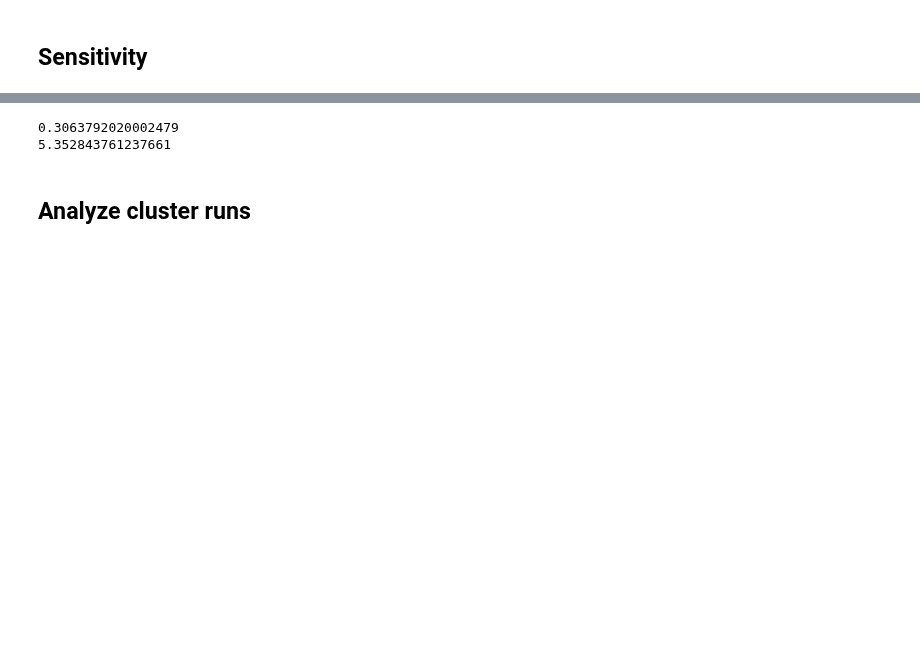
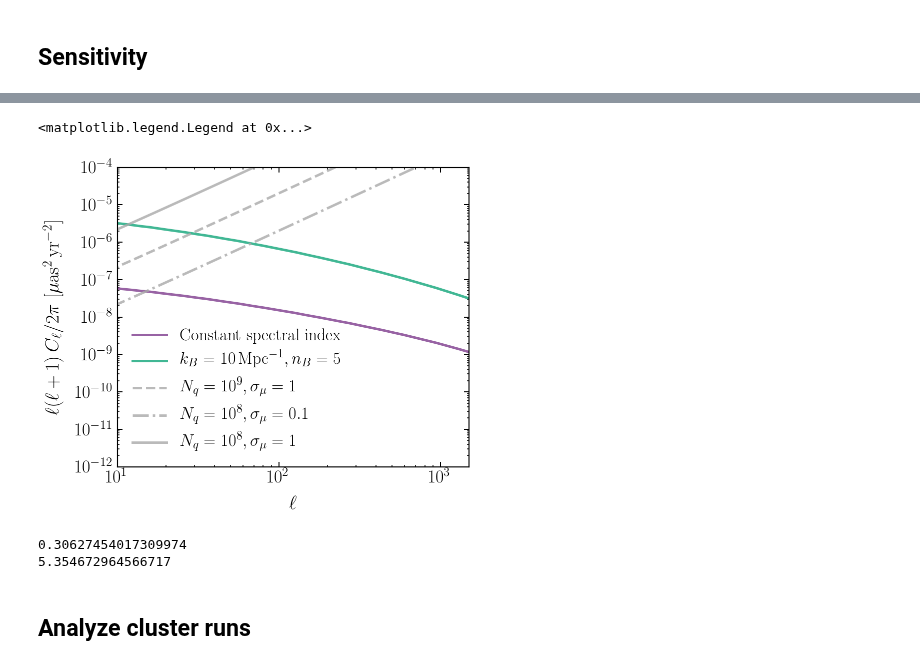
Before and after one commit to smsharma/astrometry-lensing-correlations, a Jupyter notebook: theory/notebooks/07_kink_mass_function.ipynb, the cells around one changed output, grey strips where cells are left out. Cells and saved outputs as stored; diff of their text form; code cells hidden in the pictures; blank space fills up the shorter version.

```diff
--- a/theory/notebooks/07_kink_mass_function.ipynb
+++ b/theory/notebooks/07_kink_mass_function.ipynb
@@ -210,3 +201,39 @@ plt.legend()
+# %%
+mpl.rcParams['figure.figsize'] = 6.3, 5.5
+
+fig, ax = plt.subplots(1, 1)
+
+c2 = ax.plot(pspecpop.l_ary, (1/(2*np.pi))*pspecpop.l_ary*(pspecpop.l_ary + 1)*C_l_mu_notidal, label="Constant spectral index", alpha=alpha_plot, lw=lw_plot)
+c3 = ax.plot(pspecpop.l_ary, (1/(2*np.pi))*pspecpop.l_ary*(pspecpop.l_ary + 1)*C_l_mu_new, label="$k_B=10\,$Mpc$^{-1}, n_B=5$", alpha=alpha_plot, lw=lw_plot)
+
+sigma_mu = 1
+N_q = 1e9
+
+l1 = ax.plot(pspecpop.l_ary, (1/(2*np.pi))*pspecpop.l_ary*(pspecpop.l_ary + 1)*np.ones_like(pspecpop.l_ary)*4*np.pi*sigma_mu**2/N_q, label="$N_q = 10^9, \sigma_\mu=1$", alpha=alpha_plot, lw=lw_plot, color='darkgrey', ls='--')
+
+sigma_mu = .1
+N_q = 1e8
+
+l2 = ax.plot(pspecpop.l_ary, (1/(2*np.pi))*pspecpop.l_ary*(pspecpop.l_ary + 1)*np.ones_like(pspecpop.l_ary)*4*np.pi*sigma_mu**2/N_q, label="$N_q = 10^8, \sigma_\mu=0.1$", alpha=alpha_plot, lw=lw_plot, color='darkgrey', ls='-.')
+
+sigma_mu = 1
+N_q = 1e8
+
+l3 = ax.plot(pspecpop.l_ary, (1/(2*np.pi))*pspecpop.l_ary*(pspecpop.l_ary + 1)*np.ones_like(pspecpop.l_ary)*4*np.pi*sigma_mu**2/N_q, label="$N_q = 10^8, \sigma_\mu=1$", alpha=alpha_plot, lw=lw_plot, color='darkgrey', ls='-')
+
+plt.yscale("log")
+plt.xscale("log")
+
+plt.xlabel("$\ell$")
+plt.ylabel("$\ell(\ell+1)\,C_\ell/2\pi$ [$\mu$as$^2$\,yr$^{-2}$]")
+
+plt.xlim(10, 1500)
+plt.ylim(1e-12,1e-4)
+
+plt.legend()
+# %% [output]
+<matplotlib.legend.Legend at 0x...>
+[figure, added]
 # %%
 # Test
 
@@ -219,8 +246,8 @@ dfDM_base = 0.1
 
 Cl_ary_fid = C_l_mu_new*fDM_base
 
-p = pspecpop.C_l_ary*(fDM_base + dfDM_base)
-m = pspecpop.C_l_ary*(fDM_base - dfDM_base)
+p = C_l_mu_new*(fDM_base + dfDM_base)
+m = C_l_mu_new*(fDM_base - dfDM_base)
 
 fDM = Parameter('fDM', fDM_base ,dfDM_base ,None, True, p, m,
                 None, None, '$\\f_\mathrm{DM}$' )
@@ -234,7 +261,7 @@ print(lim)
 baseline_sig = fDM_base/fshr.pars_vary[0].sigma
 print(baseline_sig)
 # %% [output]
-0.3063792020002479
-5.352843761237661
+0.30627454017309974
+5.354672964566717
 # %% [markdown]
 ## Analyze cluster runs
```
Also changed, not shown: parts of 40 cells of this notebook, 8 other files.
